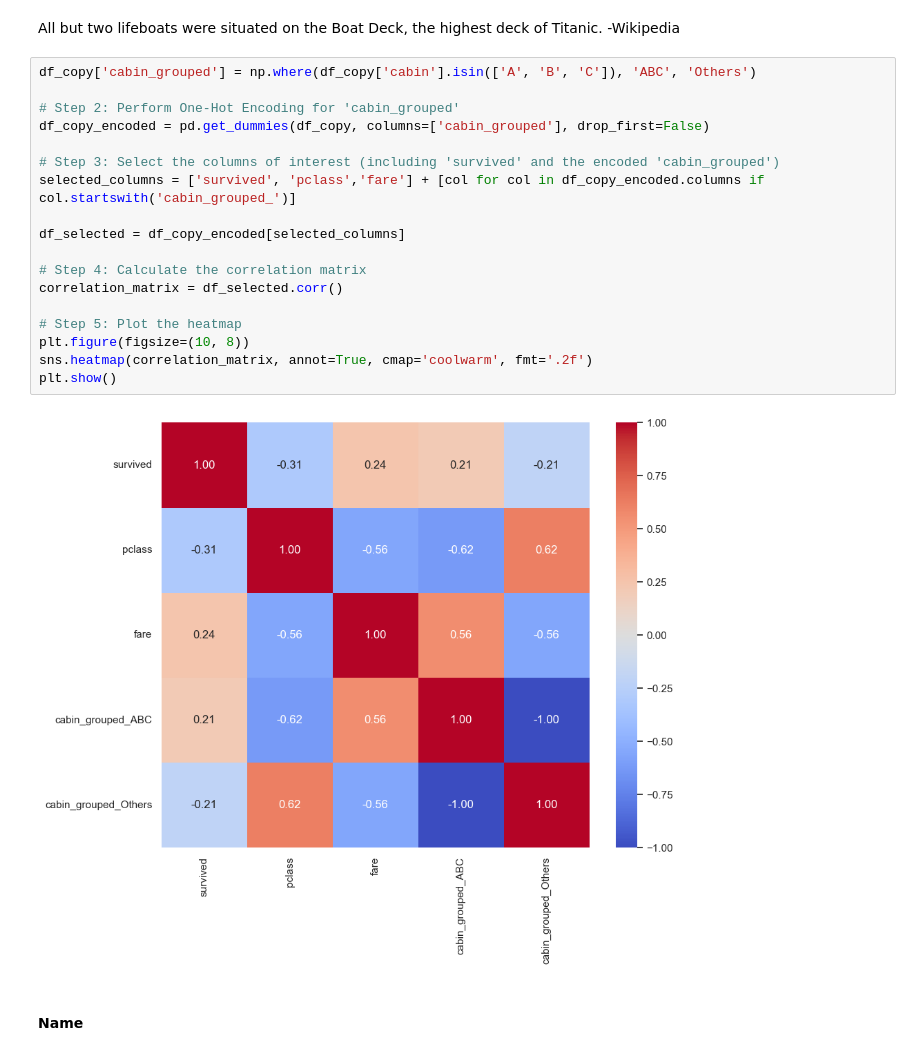
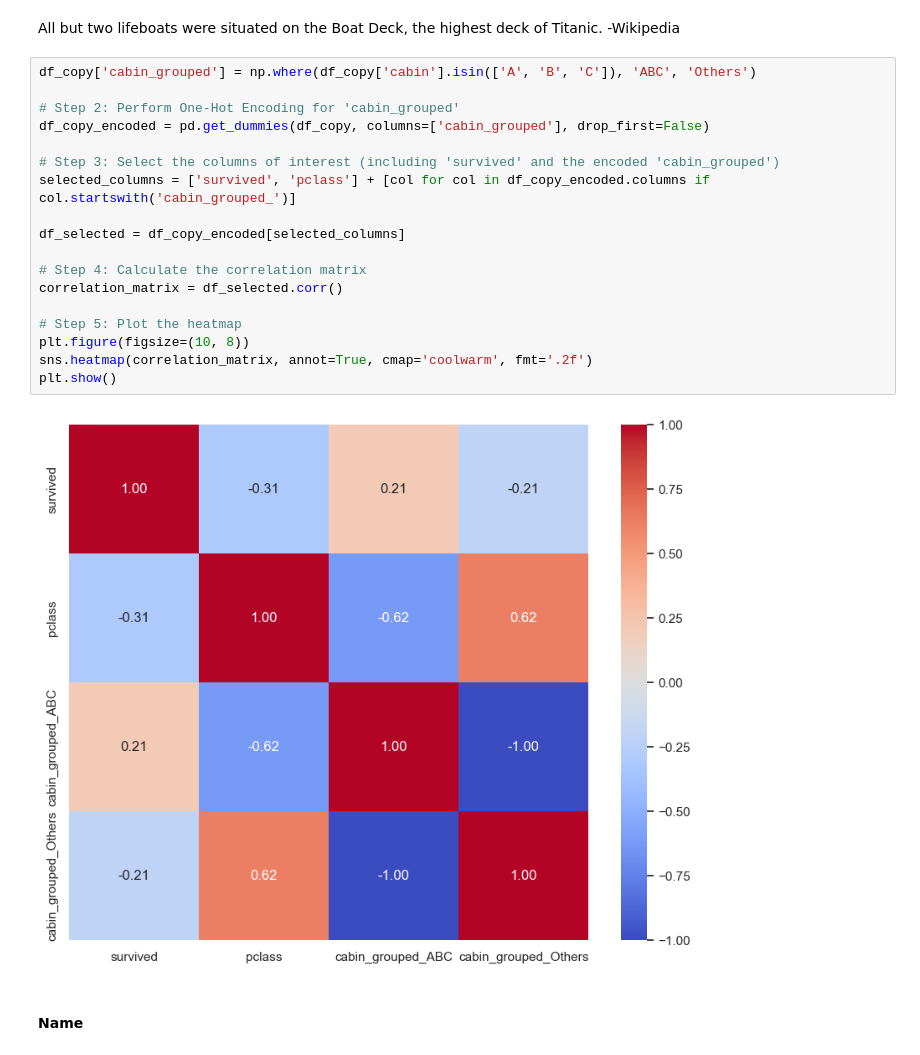
Before and after one commit to fedecaselli/ML-fundamentals-2025, a Jupyter notebook: AssignmentI/assignment_1_<Federica_Caselli[Caselli]>.ipynb, the cells around one changed output. Cells and saved outputs as stored; diff of their text form.

```diff
--- a/AssignmentI/assignment_1_<Federica_Caselli[Caselli]>.ipynb
+++ b/AssignmentI/assignment_1_<Federica_Caselli[Caselli]>.ipynb
@@ -1324,23 +1276,23 @@ All but two lifeboats were situated on the Boat Deck, the highest deck of Titani
 # %%
 df_copy['cabin_grouped'] = np.where(df_copy['cabin'].isin(['A', 'B', 'C']), 'ABC', 'Others')
 
 # Step 2: Perform One-Hot Encoding for 'cabin_grouped'
 df_copy_encoded = pd.get_dummies(df_copy, columns=['cabin_grouped'], drop_first=False)
 
 # Step 3: Select the columns of interest (including 'survived' and the encoded 'cabin_grouped')
-selected_columns = ['survived', 'pclass','fare'] + [col for col in df_copy_encoded.columns if col.startswith('cabin_grouped_')]
+selected_columns = ['survived', 'pclass'] + [col for col in df_copy_encoded.columns if col.startswith('cabin_grouped_')]
 
 df_selected = df_copy_encoded[selected_columns]
 
 # Step 4: Calculate the correlation matrix
 correlation_matrix = df_selected.corr()
 
 # Step 5: Plot the heatmap
 plt.figure(figsize=(10, 8))
 sns.heatmap(correlation_matrix, annot=True, cmap='coolwarm', fmt='.2f')
 plt.show()
 # %% [output]
-[figure, old version]
+[figure, new version]
 # %% [markdown]
 #### Name
 # %% [markdown]
```
Also changed, not shown: parts of 29 cells of this notebook.
